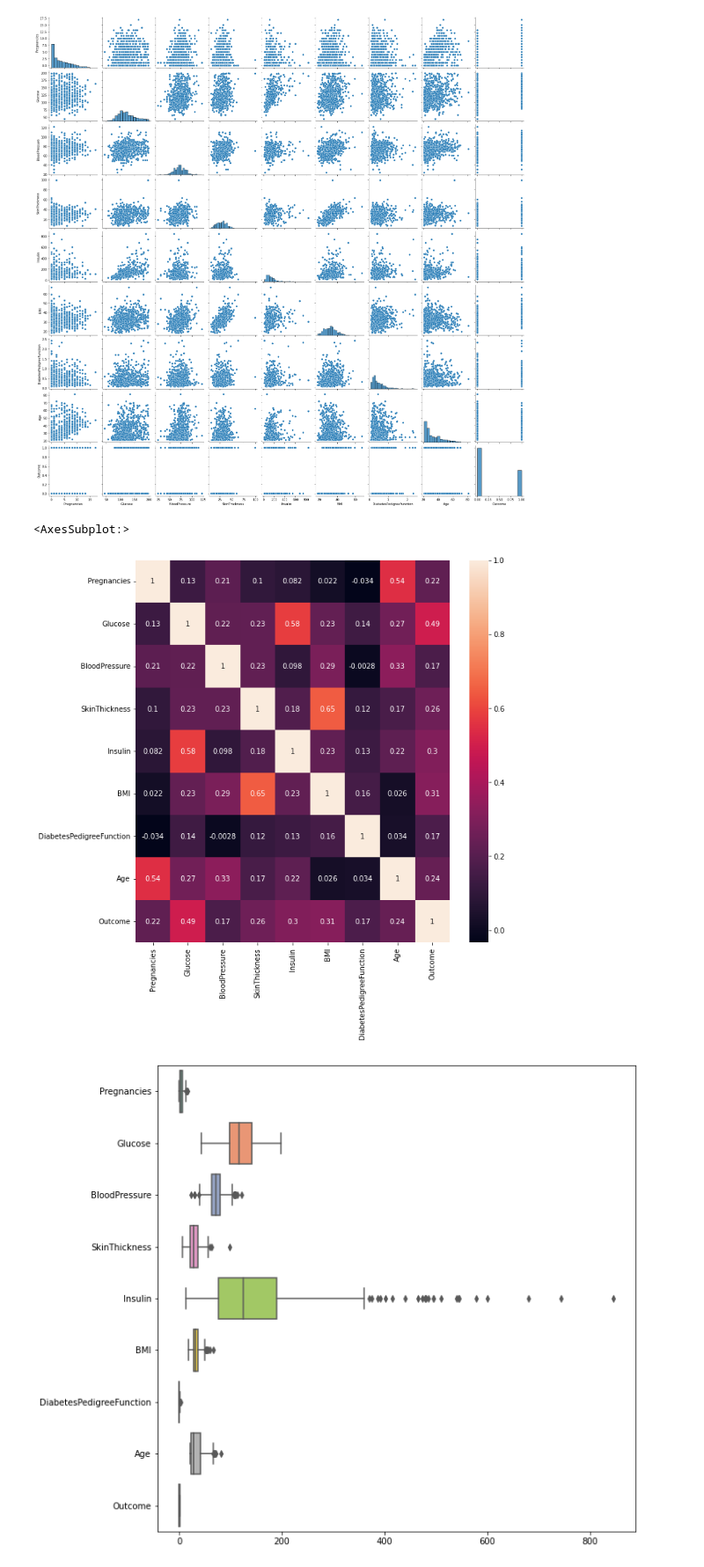
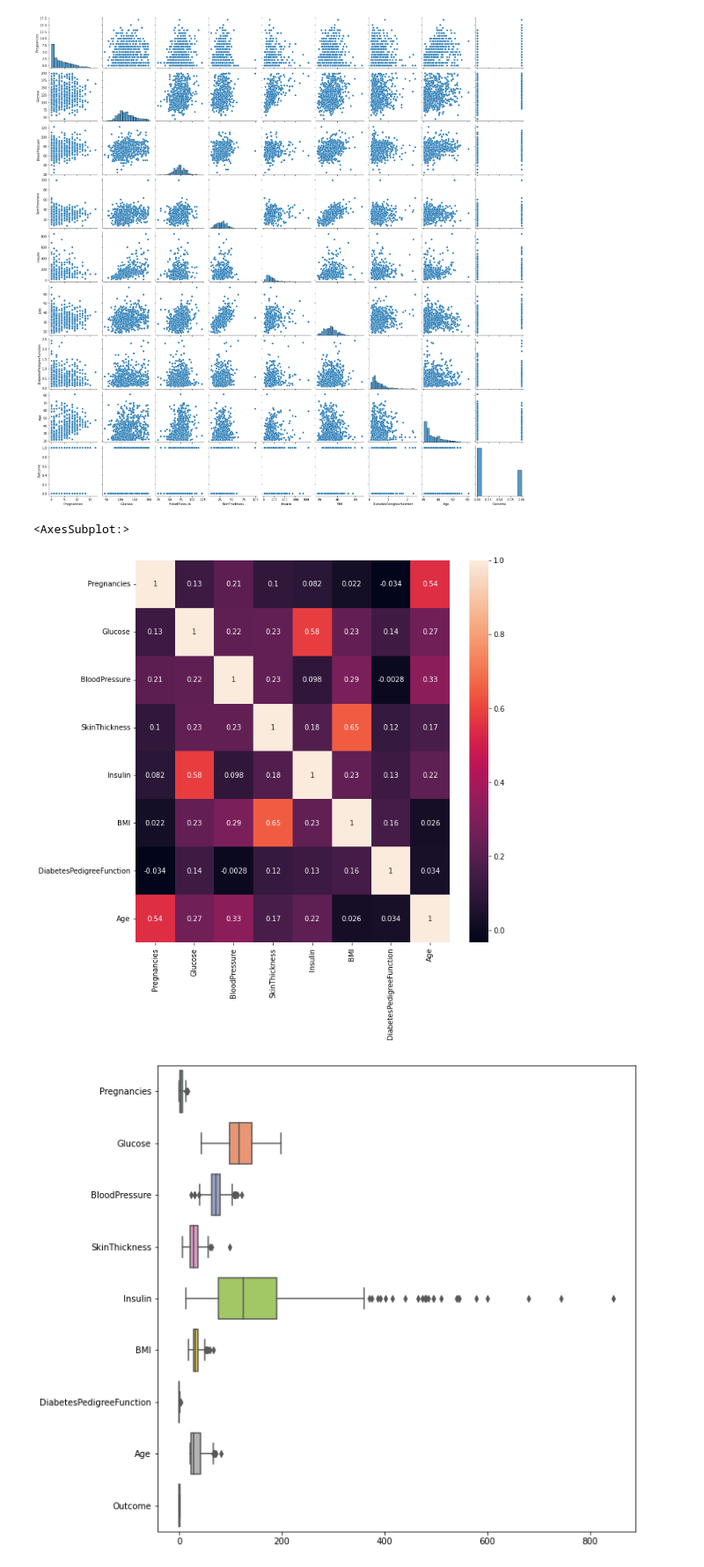
Before and after one commit to DenisKochetov/PIMA-dataset, a Jupyter notebook: pima.ipynb, the cells around one changed output. Shown at 88% size. Cells and saved outputs as stored; diff of their text form; code cells hidden in the pictures.

```diff
--- a/pima.ipynb
+++ b/pima.ipynb
@@ -137,10 +137,10 @@ sns.pairplot(df)
 # %%
 #Visual the correlation
 plt.figure(figsize=(10,10))
-sns.heatmap(df.corr(),annot=True)
+sns.heatmap(df.drop('Outcome', axis=1).corr(),annot=True)
 # %% [output]
 <AxesSubplot:>
-[figure, old version]
+[figure, new version]
 # %%
 #Check for outliers
 plt.figure(figsize=(10,10))
```
Also changed, not shown: parts of 1 cell of this notebook.
